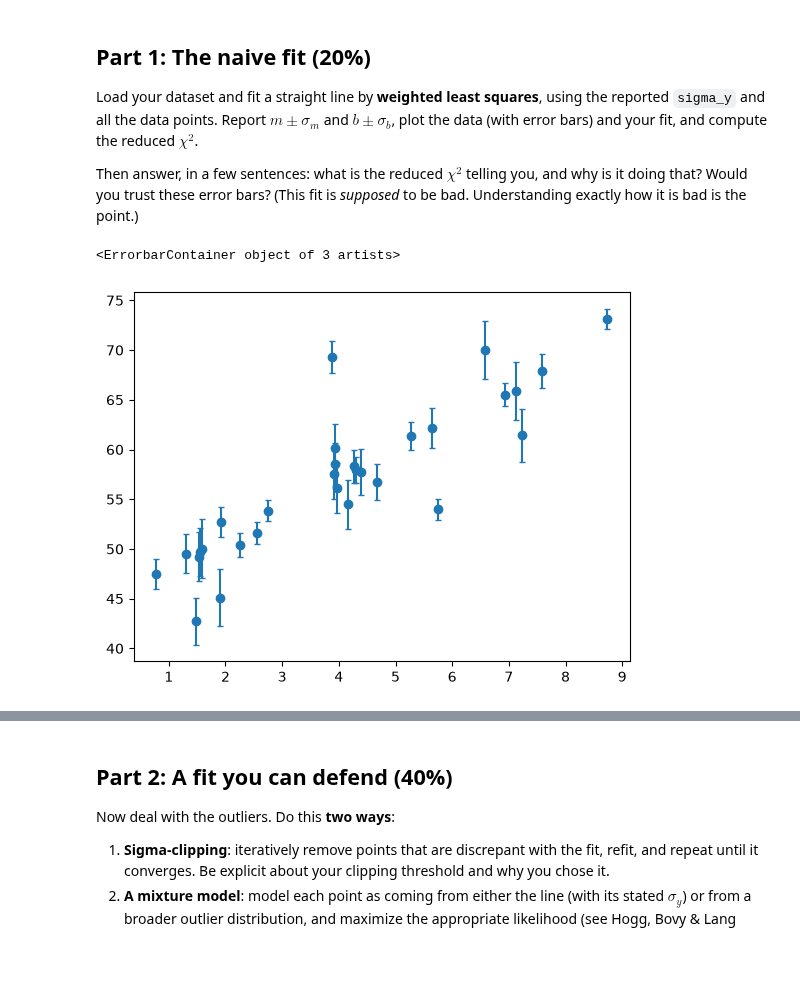
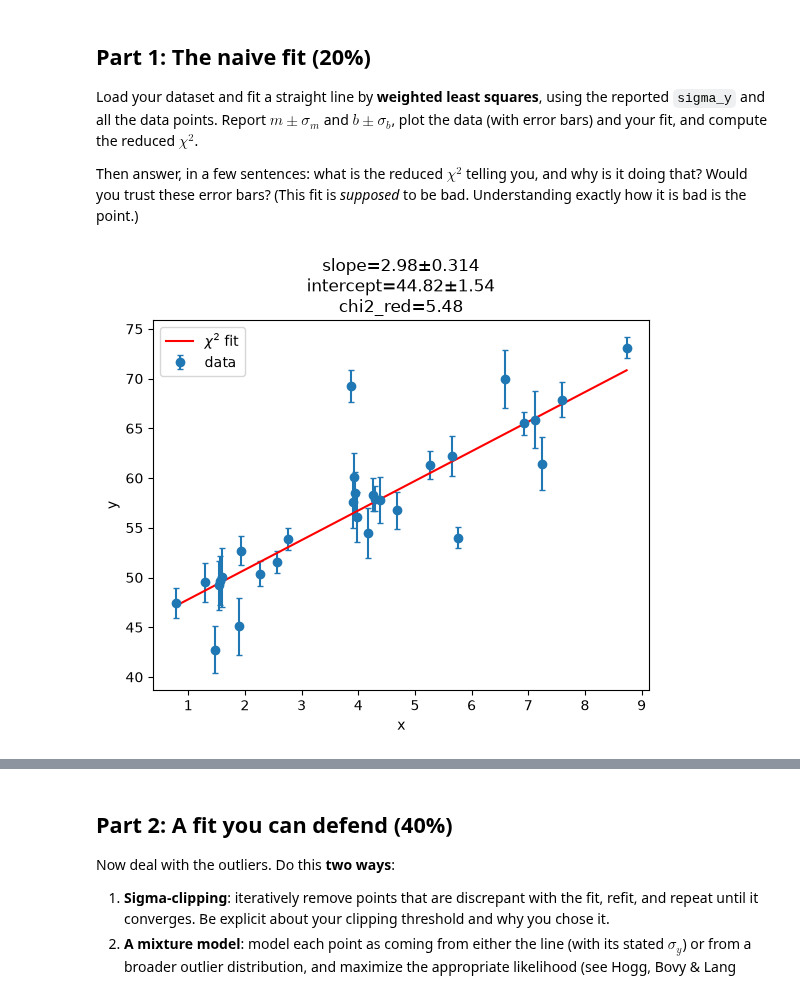
Before and after one commit to AustinMathison/ast457_2026_Fall, a Jupyter notebook: submissions/cmemery2/lab01.ipynb, the cells around one changed output, grey strips where cells are left out. Cells and saved outputs as stored; diff of their text form; code cells hidden in the pictures; blank space fills up the shorter version.

```diff
--- a/submissions/cmemery2/lab01.ipynb
+++ b/submissions/cmemery2/lab01.ipynb
@@ -32,14 +32,56 @@ exactly how it is bad is the point.)
 # %%
 # Part 1: your work here
 import numpy as np
 import pandas as pd
 import matplotlib.pyplot as plt
 
 data = pd.read_table('../../labs/01/data/cmemery2.csv', delimiter=',')
-plt.errorbar(data['x'], data['y'], yerr=data['sigma_y'], fmt='o', capsize=2)
+
+#polyfit: Fit x, y data to a polynomial of deg=1 with weights=1/sigma
+#         It minimizes the squared error E = Sum| p(x_j) - y^j |^2
+#         but with weight 1/sigma, it minimizes E = Sum| (p(x_j) - y^j) / sigma |^2
+#         Same as chi^2!!!!
+# Returns: p: Polynomial coefficients, shape (deg+1, ) or (deg+1, K) if 2d
+#          V: The covariance matrix
+p_naive, cov = np.polyfit(data['x'], data['y'], 1, w=1/data['sigma_y'], cov=True)
+#polyval: generate a polynomial based off of the parameters given by polyfit & x values to get points at
+# Param: p: polynomial coeff
+#        x: x values to evaluate p
+resid = data['y'] - np.polyval(p_naive, data['x'])
+
+#Calculate the minimized chi2 that polyfit found
+chi2 = np.sum((resid / data['sigma_y']) ** 2)
+
+# What is reduced chi2???
+# Reduced chi2 = chi2 / (degrees of freedom)
+#     In this case, it's linear, mx+b
+#       -> N-(fitted param) degrees of freedom
+#       -> Chi^2/(N-2)
+#     Should expect this to be ~1
+
+# chi2 = sum (residuals/sigma)^2
+#     if there are N residuals, this might be expected to be ~N
+#     Residuals are derived off of a difference from a mean: We don't know the true mean, mu.
+#     We guess the mean, \hat mu, and obtain different values of chi2.
+#     The lower the chi2, the closer \hat mu is to mu.
+
+# If you know N-k residuals based off of \hat mu,
+#     where k is number of fitted param,
+#     then you are able to derive the remaining k residuals based off of known residuals alone.
+#     Therefore, N-k degrees of freedom.
+
+chi2_red = chi2 / (len(data) - 2)
+
+plt.title(f"slope={p_naive[0]:.2f}"+r"$\pm$"+f"{np.sqrt(cov[0,0]):.3g}\n"+
+          f"intercept={p_naive[1]:.2f}"+r"$\pm$"+f"{np.sqrt(cov[1,1]):.3g}\n" +
+          f"chi2_red={chi2_red:.2f}")
+xx = np.linspace(min(data['x']), max(data['x']), 200)
+plt.errorbar(data['x'], data['y'], yerr=data['sigma_y'], fmt='o', capsize=2, label='data')
+plt.plot(xx, np.polyval(p_naive, xx), 'r-', label=r'$\chi^2$ fit')
+plt.xlabel('x'); plt.ylabel('y'); plt.legend()
+plt.show()
 # %% [output]
-<ErrorbarContainer object of 3 artists>
-[figure, old version]
+[figure, new version]
 # %% [markdown]
 **ANSWER (a few sentences):**
 
```
Also changed, not shown: parts of 13 cells of this notebook.
